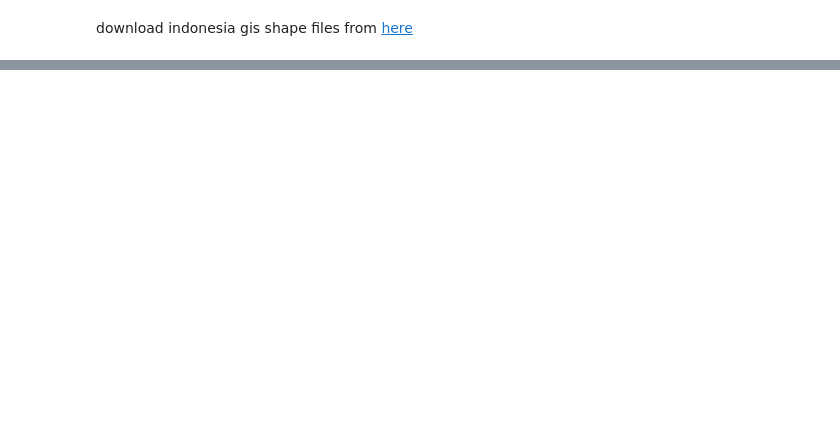
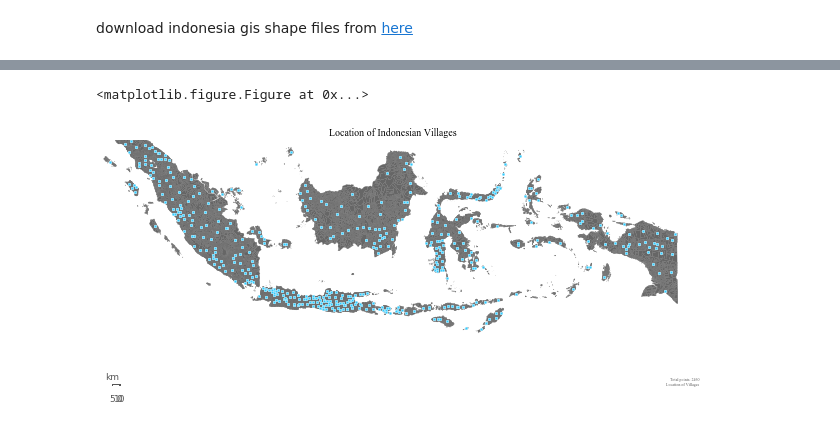
Before and after one commit to kpolimis/statistics-indonesia-python, a Jupyter notebook: notebooks/python_mapping_indonesia.ipynb, the cells around one changed output, grey strips where cells are left out. Drawn from its saved outputs; the diff is of its cells as text; code cells hidden in the pictures; blank space fills up the shorter version.

Commit message:
added indonesia mapping notebook, indonesian villages .png and updated bps_utils

```diff
--- a/notebooks/python_mapping_indonesia.ipynb
+++ b/notebooks/python_mapping_indonesia.ipynb
@@ -21,2 +30,4 @@ from itertools import chain
+# %%
+test_df = df[["nama_kabkota", "latitude", "longitude"]]
 # %% [markdown]
 download indonesia gis shape files from [here](https://ordercitrasatelit.wordpress.com/2013/03/16/free-peta-batas-administrasi-desa-seluruh-indonesia/)
@@ -24,3 +83,21 @@ download indonesia gis shape files from [here](https://ordercitrasatelit.wordpre
 # select plot font
 fm.findSystemFonts(fontpaths='/Library/Fonts/', fontext='ttf')
 prop = fm.FontProperties(fname='/Library/Fonts/Times New Roman.ttf')
+# %%
+# set up a map dataframe
+df_map = pd.DataFrame({
+    'poly': [Polygon(xy) for xy in m.indonesia],
+    'village': [w['DESA'] for w in m.indonesia_info],
+    #'village': [w['NAME_2'] for w in m.indonesia_info],
+})
+df_map['area_m'] = df_map['poly'].map(lambda x: x.area)
+df_map['area_km'] = df_map['area_m'] / 100000
+df_map['village'] = df_map['village'].str.strip()
+
+# Create Point objects in map coordinates from dataframe lon and lat values
+map_points = pd.Series(
+    [Point(m(mapped_x, mapped_y)) for mapped_x, mapped_y in zip(test_df['longitude'], test_df['latitude'])])
+city_points = MultiPoint(list(map_points.values))
+village_polygon = prep(MultiPolygon(list(df_map['poly'].values)))
+# calculate points that fall within the London boundary
+village_points = filter(village_polygon.contains, city_points)
@@ -26,0 +108,50 @@ prop = fm.FontProperties(fname='/Library/Fonts/Times New Roman.ttf')
+# %%
+# draw ward patches from polygons
+df_map['patches'] = df_map['poly'].map(lambda x: PolygonPatch(
+    x, fc='#555555', ec='#787878', lw=.25, alpha=.9
+    , zorder=4))
+
+plt.clf()
+fig = plt.figure()
+
+ax = fig.add_subplot(111, axisbg='w', frame_on=False)
+
+# we don't need to pass points to m() because we calculated using map_points and shapefile polygons
+dev = m.scatter(
+    [geom.x for geom in village_points],
+    [geom.y for geom in village_points],
+    5, marker='o', lw=.25,
+    facecolor='#33ccff', edgecolor='w',
+    alpha=0.9, antialiased=True,
+    label='Village Locations', zorder=3)
+# plot boroughs by adding the PatchCollection to the axes instance
+ax.add_collection(PatchCollection(df_map['patches'].values, match_original=True))
+# copyright and source data info
+smallprint = ax.text(
+    1.03, 0,
+    'Total points: %s\nLocation of Villages ' % len(village_points),
+    ha='right', va='bottom',
+    size=4,
+    color='#555555',
+    transform=ax.transAxes,
+    fontproperties=prop,
+)
+
+# Draw a map scale
+m.drawmapscale(
+    coords[0] + 0.08, coords[1] + 0.015,
+    coords[0], coords[1],
+    10.,
+    barstyle='fancy', labelstyle='simple',
+    fillcolor1='w', fillcolor2='#555555',
+    fontcolor='#555555',
+    zorder=5
+)
+plt.title("Location of Indonesian Villages", fontproperties=prop)
+plt.tight_layout()
+fig.set_size_inches(8.47, 5.25)
+plt.savefig('../figures/indonesian_villages.png', dpi=300, alpha=True)
+plt.show()
+# %% [output]
+<matplotlib.figure.Figure at 0x...>
+[figure, added]
```
Also changed, not shown: parts of 9 cells of this notebook, 2 other files.
